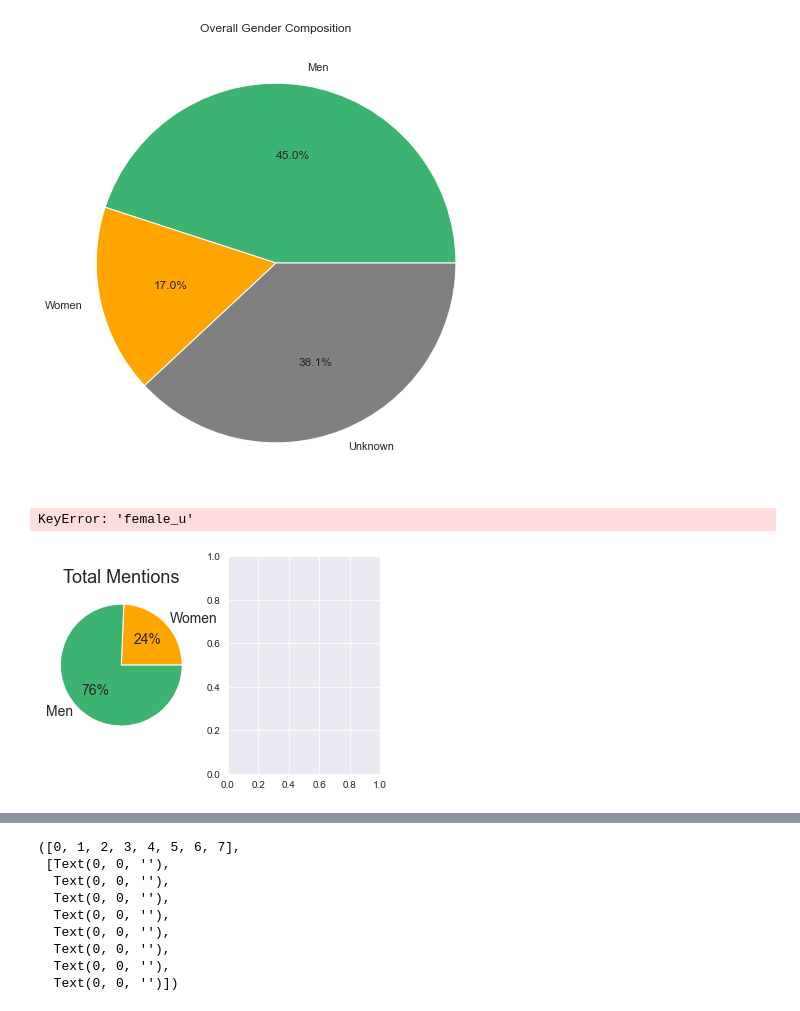
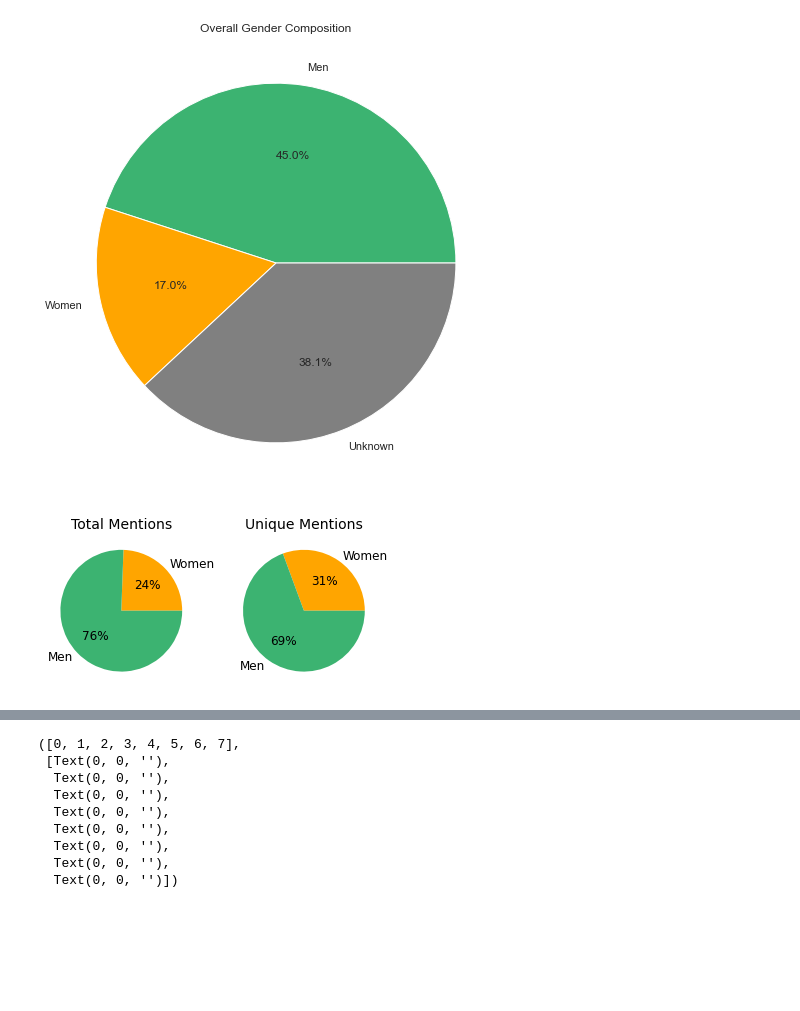
Before and after one commit to rebedorn/macro2, a Jupyter notebook: compare.ipynb, the cells around one changed output, grey strips where cells are left out. Drawn from its saved outputs; the diff is of its cells as text; code cells hidden in the pictures; blank space fills up the shorter version.

```diff
--- a/compare.ipynb
+++ b/compare.ipynb
@@ -786,5 +711,28 @@ whole_qse = get_genders_total(whole_qse)
 whole_educ = get_genders_total(whole_educ)
 whole_gov = get_genders_total(whole_gov)
 whole_thinkt = get_genders_total(whole_thinkt)
+# %%
+# Drop experts matched to multiple universities
+laterdrop = pd.DataFrame()
+people = whole_educ.groupby(['people'])
+for x, y in zip(people,people.educ_inst.apply(list)):
+    if len(y) > 1:
+        first = y[0]
+        for univ in y[1:]:
+            if univ != first:
+                laterdrop = laterdrop.append([whole_educ[whole_educ.people == x[0]]])
+                #new_whole_educ = new_whole_educ[new_whole_educ.people != x[0]]
+                #todrop = new_whole_qse[(new_whole_qse.people == x[0]) & (new_whole_qse.orgs.str.contains("University|university|College|college|School|school|Institute|institute"))].index.values
+                #new_whole_qse = new_whole_qse.drop(todrop)
+                #laterdrop = pd.concat(laterdrop,new_whole_educ[new_whole_educ.people == x[0]])
+                #new_whole_qse = new_whole_qse[(new_whole_qse.people != x[0]) & (~new_whole_qse.org.str.contains("University|university|College|college"))
+#pd.merge(whole_qse, laterdrop, on = ["idx","people","outlet"]) # quotes are changed a bit, so we don't match them
+laterdrop = laterdrop.drop_duplicates()
+laterdrop.quote = "'" + laterdrop.quote.str[1:-1] + "'"
+laterdrop['idx_merge_educ'] = laterdrop.index.values
+whole_qse['idx_merge_whole'] = whole_qse.index.values
+laterdrop_qse = pd.merge(whole_qse, laterdrop, on = ["quote","people","idx","outlet"]) #left_index=True) # quotes are changed a bit, so we don't match them
+whole_qse = whole_qse.drop(laterdrop_qse.idx_merge_whole.values)
+whole_educ = whole_educ.drop(laterdrop_qse.idx_merge_educ.values)
 # %% [markdown]
 ## Bootstrapping Dataset
@@ -1794,24 +1643,23 @@ Text(0.5, 1.0, 'Overall Gender Composition')
 # %%
 fig, ax = plt.subplots(1,2)
 
 total = whole_qse['female_t'].sum() + whole_qse['male_t'].sum()  #+ whole_qse['unknown_t'].sum()
 toplot = [whole_qse['female_t'].sum()/total, whole_qse['male_t'].sum()/total] # (whole_qse['andy_t'].sum() + whole_qse['unknown_t'].sum())/total]
 colors = ['orange','mediumseagreen']
 sns.set_palette(sns.color_palette(colors))
-ax[0].pie(toplot,labels=['Women','Men'],autopct='%.0f%%',textprops={'fontsize': 14})
-ax[0].set_title('Total Mentions',fontsize=18)#,y=-.05)
+ax[0].pie(toplot,labels=['Women','Men'],autopct='%.0f%%',textprops={'fontsize': 12})
+ax[0].set_title('Total Mentions',fontsize=14)#,y=-.05)
 #ax[0].title.set_position([0.5,-.85])
 
-total = whole_qse['female_u'].sum() + whole_qse['male_u'].sum()
-toplot2 = [whole_qse['female_u'].sum()/total, whole_qse['male_u'].sum()/total]
-ax[1].pie(toplot2,labels=['Women','Men'],autopct='%.0f%%', textprops={'fontsize': 14})
-ax[1].set_title('Unique Mentions',fontsize=18)#,y=-.05)
-#ax[1].title.set_position([0.5,-.8])
+total = men + women
+toplot2 = [women/total, men/total]
+ax[1].pie(toplot2,labels=['Women','Men'],autopct='%.0f%%', textprops={'fontsize': 12})
+ax[1].set_title('Unique Mentions',fontsize=14)#,y=-.05)
+ax[1].title.set_position([0.5,-.8])
 
 #plt.suptitle("Overall Gender Composition",fontsize=20, y=.76)
 # %% [output]
-KeyError: 'female_u'
-[figure, old version]
+[figure, new version]
 # %%
 whole_qse
 # %% [output]
```
Also changed, not shown: parts of 34 cells of this notebook.
